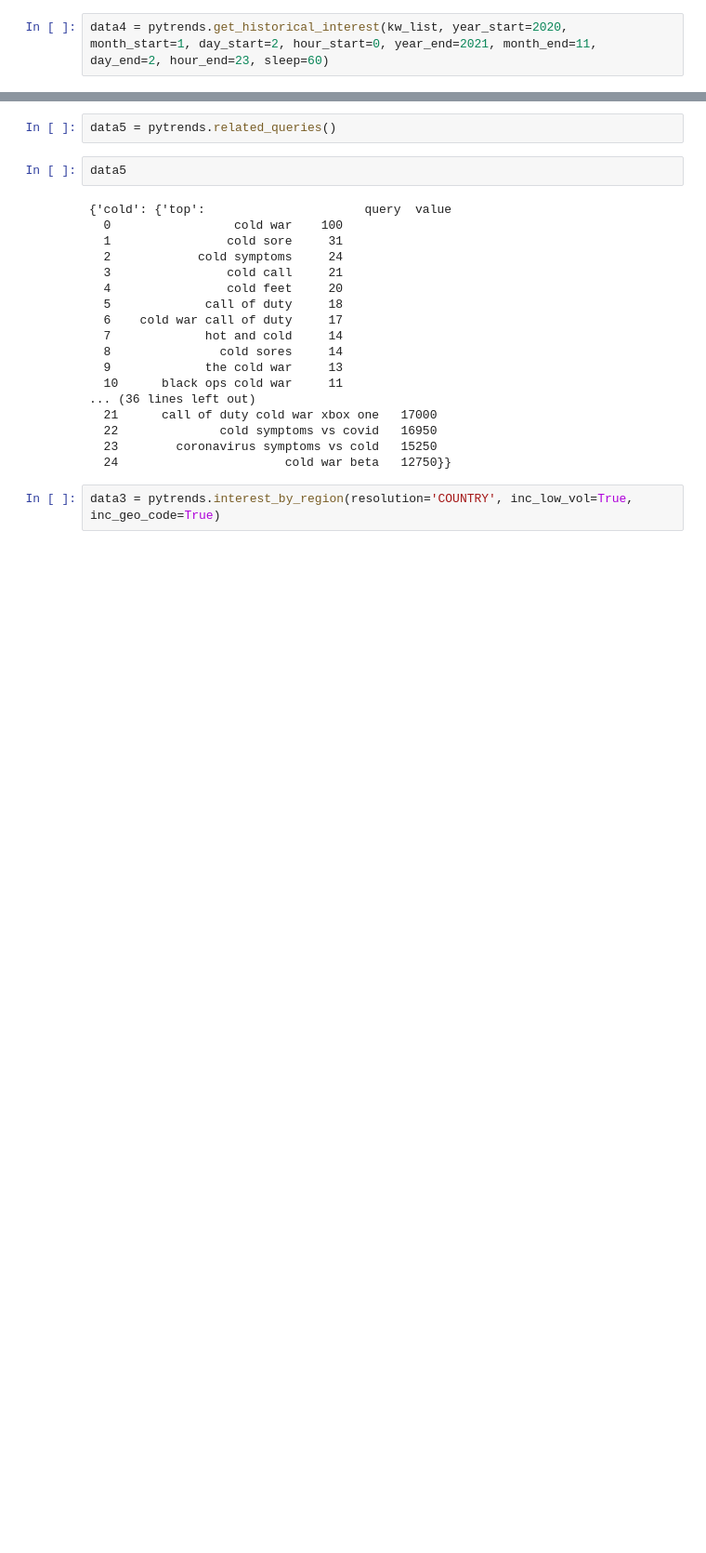
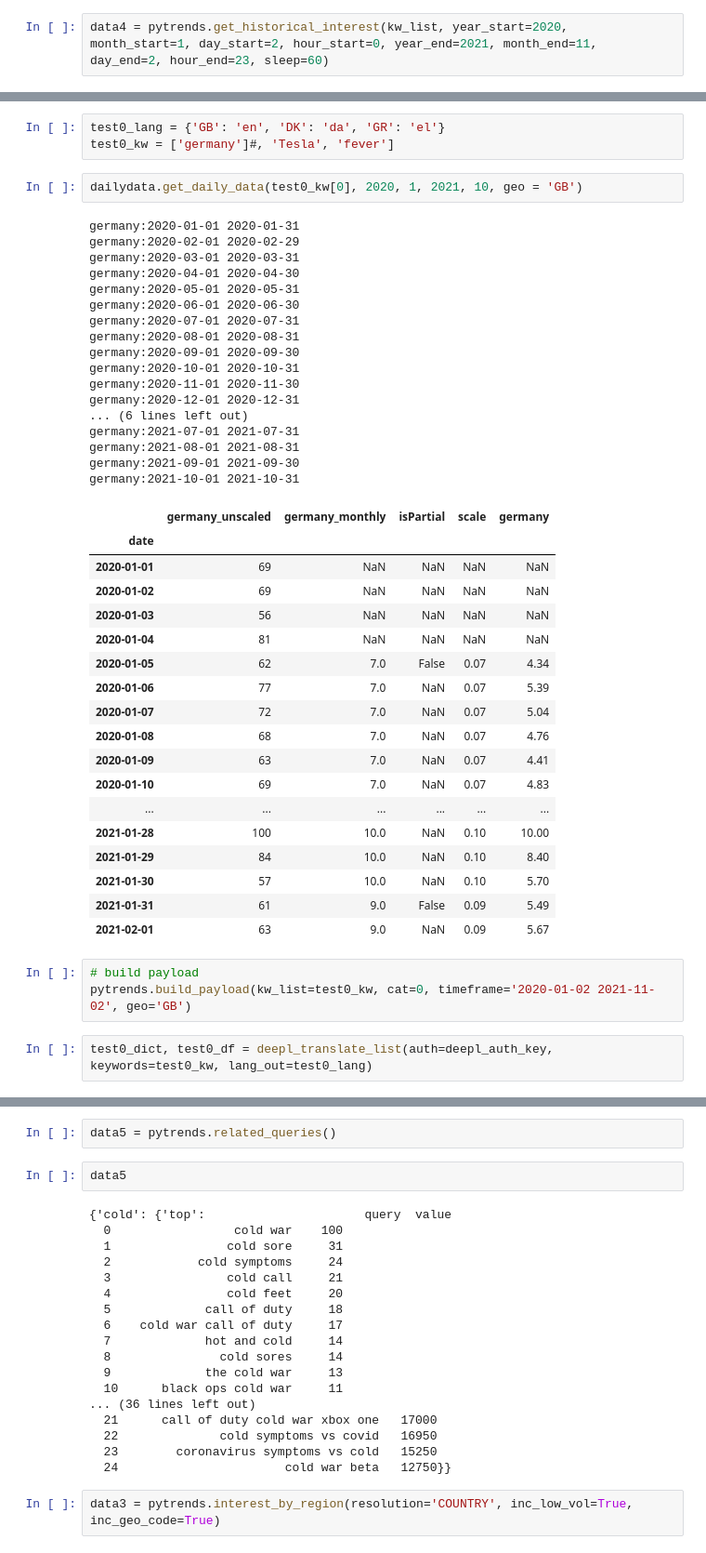
Before and after one commit to KevinSpurk/P03-how-to-predict-a-pandemic, a Jupyter notebook: P03_predict_covid19.ipynb, the cells around one changed output, grey strips where cells are left out. Shown at 93% size. Drawn from its saved outputs; the diff is of its cells as text; blank space fills up the shorter version.

```diff
--- a/P03_predict_covid19.ipynb
+++ b/P03_predict_covid19.ipynb
@@ -165,0 +339,46 @@ data_empty = pd.DataFrame({})
+# %%
+test0_lang = {'GB': 'en', 'DK': 'da', 'GR': 'el'}
+test0_kw = ['germany']#, 'Tesla', 'fever']
+# %%
+dailydata.get_daily_data(test0_kw[0], 2020, 1, 2021, 10, geo = 'GB')
+# %% [output]
+germany:2020-01-01 2020-01-31
+germany:2020-02-01 2020-02-29
+germany:2020-03-01 2020-03-31
+germany:2020-04-01 2020-04-30
+germany:2020-05-01 2020-05-31
+germany:2020-06-01 2020-06-30
+germany:2020-07-01 2020-07-31
+germany:2020-08-01 2020-08-31
+germany:2020-09-01 2020-09-30
+germany:2020-10-01 2020-10-31
+germany:2020-11-01 2020-11-30
+germany:2020-12-01 2020-12-31
+... (6 lines left out)
+germany:2021-07-01 2021-07-31
+germany:2021-08-01 2021-08-31
+germany:2021-09-01 2021-09-30
+germany:2021-10-01 2021-10-31
+|  | germany_unscaled | germany_monthly | isPartial | scale | germany |
+| date |  |  |  |  |  |
+| 2020-01-01 | 69 | NaN | NaN | NaN | NaN |
+| 2020-01-02 | 69 | NaN | NaN | NaN | NaN |
+| 2020-01-03 | 56 | NaN | NaN | NaN | NaN |
+| 2020-01-04 | 81 | NaN | NaN | NaN | NaN |
+| 2020-01-05 | 62 | 7.0 | False | 0.07 | 4.34 |
+| 2020-01-06 | 77 | 7.0 | NaN | 0.07 | 5.39 |
+| 2020-01-07 | 72 | 7.0 | NaN | 0.07 | 5.04 |
+| 2020-01-08 | 68 | 7.0 | NaN | 0.07 | 4.76 |
+| 2020-01-09 | 63 | 7.0 | NaN | 0.07 | 4.41 |
+| 2020-01-10 | 69 | 7.0 | NaN | 0.07 | 4.83 |
+| ... | ... | ... | ... | ... | ... |
+| 2021-01-28 | 100 | 10.0 | NaN | 0.10 | 10.00 |
+| 2021-01-29 | 84 | 10.0 | NaN | 0.10 | 8.40 |
+| 2021-01-30 | 57 | 10.0 | NaN | 0.10 | 5.70 |
+| 2021-01-31 | 61 | 9.0 | False | 0.09 | 5.49 |
+| 2021-02-01 | 63 | 9.0 | NaN | 0.09 | 5.67 |
+# %%
+# build payload
+pytrends.build_payload(kw_list=test0_kw, cat=0, timeframe='2020-01-02 2021-11-02', geo='GB')
+# %%
+test0_dict, test0_df = deepl_translate_list(auth=deepl_auth_key, keywords=test0_kw, lang_out=test0_lang)
```
Also changed, not shown: parts of 23 cells of this notebook, 1 other file.
